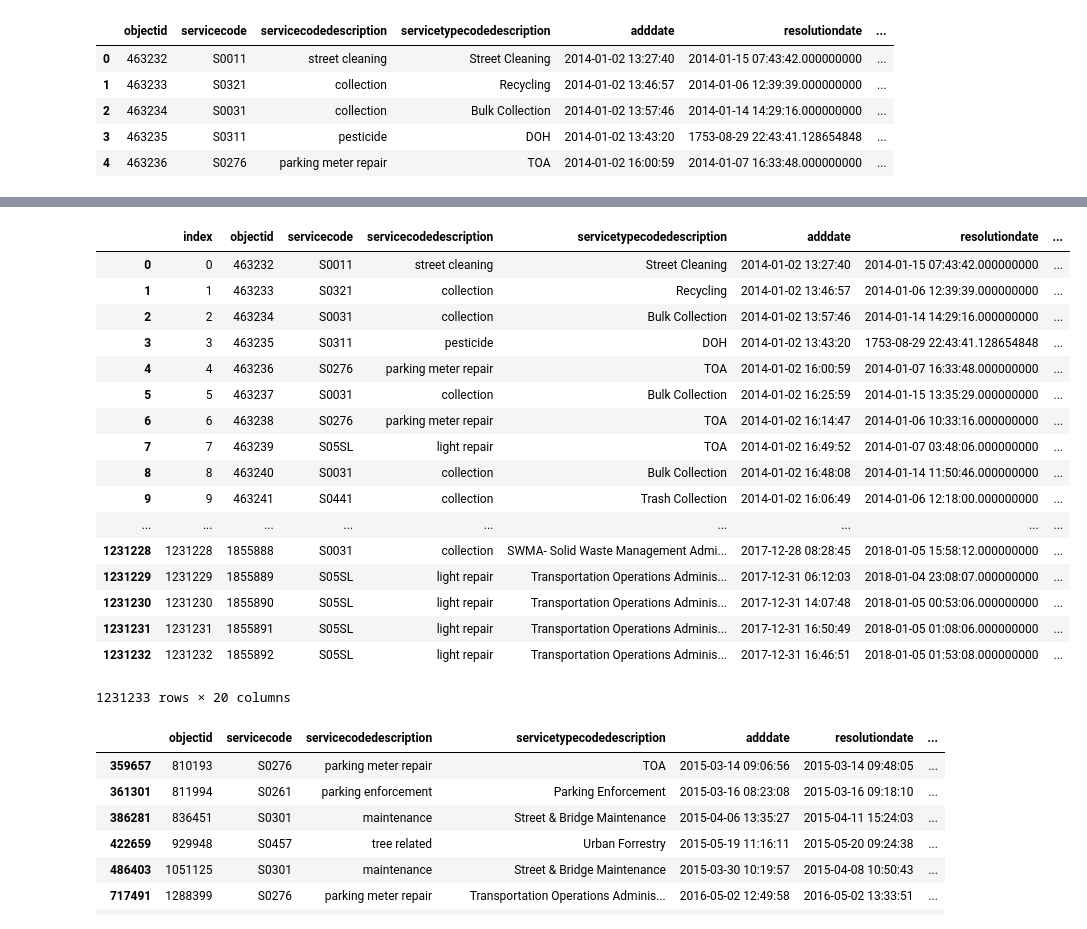
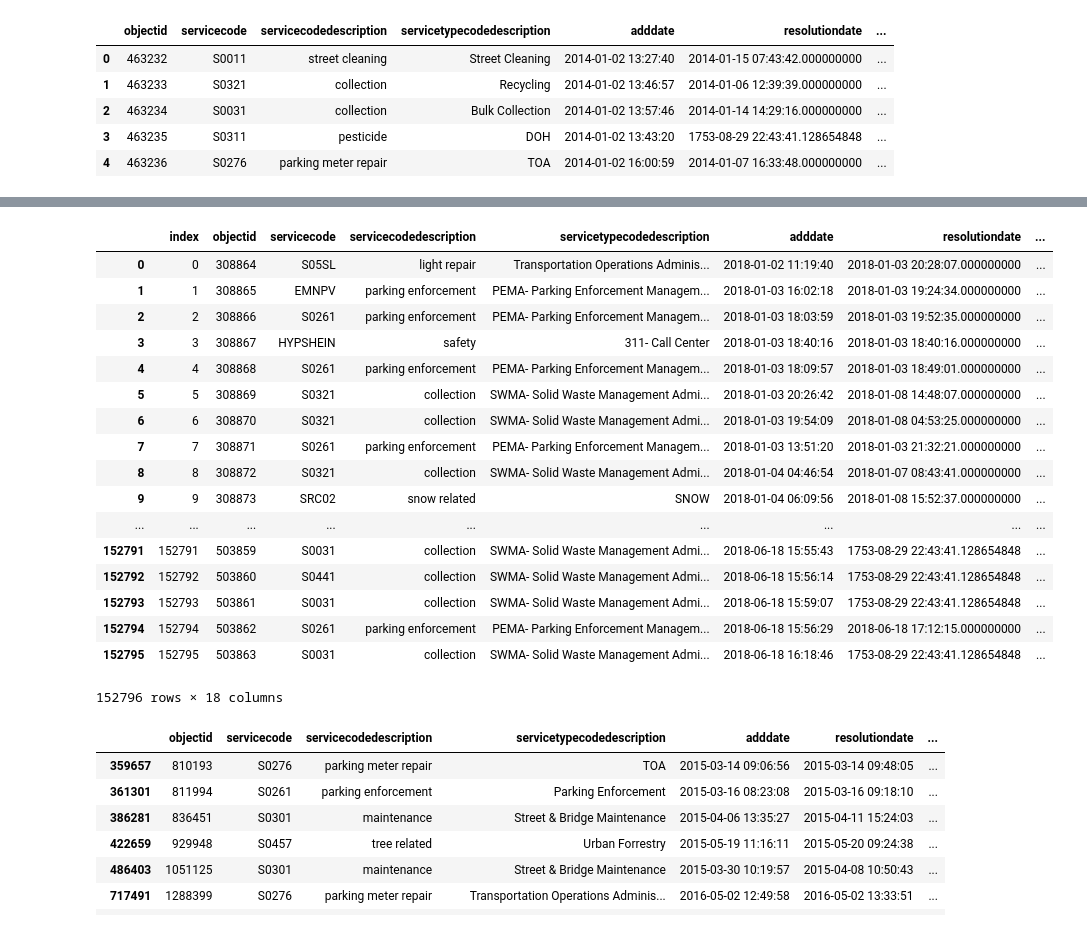
Before and after one commit to haoapple/The_Lab_DC_client_project, a Jupyter notebook: 02.EDA.ipynb, the cells around one changed output, grey strips where cells are left out. Drawn from its saved outputs; the diff is of its cells as text; code cells hidden in the pictures.

Commit message:
EDA to test CSR dataset

```diff
--- a/02.EDA.ipynb
+++ b/02.EDA.ipynb
@@ -469,4 +559,8 @@ csr_train.zipcode.value_counts()
 Name: zipcode, Length: 179, dtype: int64
+# %%
+# As stated above, decided to drop two spacial columns
+csr_train.drop(['ward', 'zipcode'], axis=1, inplace=True)
+csr_test.drop(['ward', 'zipcode'], axis=1, inplace=True)
 # %% [markdown]
 ### Clean servicecode / description
 # %%
@@ -571,8 +687,8 @@ mapping = {
     'vacant lot': 'transportation',
     'traffic safety investigation': 'safety',
     'utility repair investigation': 'maintenance',
-    'abandoned bicycle': 'bicycle',
-    'bicycle issues': 'bicycle',
+    'abandoned bicycle': 'bicycle related',
+    'bicycle issues': 'bicycle related',
     'curb and gutter repair': 'maintenance',
     'dc government information': 'dc gov',
     'leaf season collection': 'collection',
@@ -686,7 +802,17 @@ mapping = {
     'homeless services - hypothermia/cold/winter - transport to shelter': 'safety',
     'emergency - heating and cooling': 'maintenance',
     'signs - conflicting': 'signs',
-    'survey sr type': 'dc gov'
+    'survey sr type': 'dc gov',
+    'roadway repair': 'maintenance',
+    'snow sidewalk shoveling enforcement exemption': 'snow related',
+    'utility repair issue': 'maintenance',
+    'bicycle services': 'bicycle related',
+    'snow/ice removal (roadways and bridge walkways only)': 'snow related',
+    'signed street sweeping missed': 'maintenance',
+    'doee - foam ban / food container requirements': 'safety',
+    'snow other (snow vehicle / property damage)': 'snow related',
+    'doee - bag law tips': 'maintenance',
+    'eviction': 'safety'
 }
 # %%
 csr_train['servicecodedescription'] = csr_train['servicecodedescription'].map(mapping)
@@ -713,2 +839,5 @@ bicycle                   5052
 dc gov                    3630
 Name: servicecodedescription, dtype: int64
+# %%
+csr_test['servicecodedescription'] = csr_test['servicecodedescription'].map(mapping)
+csr_test['servicecodedescription'].value_counts()
@@ -789,3 +938,14 @@ csr_train.head()
 | 2 | 463234 | S0031 | collection | Bulk Collection | 2014-01-02 13:57:46 | 2014-01-14 14:29:16.000000000 | ... |
 | 3 | 463235 | S0311 | pesticide | DOH | 2014-01-02 13:43:20 | 1753-08-29 22:43:41.128654848 | ... |
 | 4 | 463236 | S0276 | parking meter repair | TOA | 2014-01-02 16:00:59 | 2014-01-07 16:33:48.000000000 | ... |
+# %%
+geometry = [Point(xy) for xy in zip(csr_test['longitude'], csr_test['latitude'])]
+crs = {'init': 'epsg:4326'}
+gdf = gpd.GeoDataFrame(csr_test, geometry=geometry, crs=crs)
+
+psa = gpd.read_file('./assets/Police_Service_Areas.geojson')
+
+psa = psa[['PSA','geometry']]
+
+csr_test = gpd.sjoin(gdf, psa, how='left', op='within')
+csr_test.reset_index()
@@ -792,24 +971,25 @@ csr_train.head()
 # %%
 csr_train.reset_index()
+csr_test.reset_index()
 # %% [output]
 |  | index | objectid | servicecode | servicecodedescription | servicetypecodedescription | adddate | resolutiondate | ... |
-| 0 | 0 | 463232 | S0011 | street cleaning | Street Cleaning | 2014-01-02 13:27:40 | 2014-01-15 07:43:42.000000000 | ... |
-| 1 | 1 | 463233 | S0321 | collection | Recycling | 2014-01-02 13:46:57 | 2014-01-06 12:39:39.000000000 | ... |
-| 2 | 2 | 463234 | S0031 | collection | Bulk Collection | 2014-01-02 13:57:46 | 2014-01-14 14:29:16.000000000 | ... |
-| 3 | 3 | 463235 | S0311 | pesticide | DOH | 2014-01-02 13:43:20 | 1753-08-29 22:43:41.128654848 | ... |
-| 4 | 4 | 463236 | S0276 | parking meter repair | TOA | 2014-01-02 16:00:59 | 2014-01-07 16:33:48.000000000 | ... |
-| 5 | 5 | 463237 | S0031 | collection | Bulk Collection | 2014-01-02 16:25:59 | 2014-01-15 13:35:29.000000000 | ... |
-| 6 | 6 | 463238 | S0276 | parking meter repair | TOA | 2014-01-02 16:14:47 | 2014-01-06 10:33:16.000000000 | ... |
-| 7 | 7 | 463239 | S05SL | light repair | TOA | 2014-01-02 16:49:52 | 2014-01-07 03:48:06.000000000 | ... |
-| 8 | 8 | 463240 | S0031 | collection | Bulk Collection | 2014-01-02 16:48:08 | 2014-01-14 11:50:46.000000000 | ... |
-| 9 | 9 | 463241 | S0441 | collection | Trash Collection | 2014-01-02 16:06:49 | 2014-01-06 12:18:00.000000000 | ... |
+| 0 | 0 | 308864 | S05SL | light repair | Transportation Operations Adminis... | 2018-01-02 11:19:40 | 2018-01-03 20:28:07.000000000 | ... |
+| 1 | 1 | 308865 | EMNPV | parking enforcement | PEMA- Parking Enforcement Managem... | 2018-01-03 16:02:18 | 2018-01-03 19:24:34.000000000 | ... |
+| 2 | 2 | 308866 | S0261 | parking enforcement | PEMA- Parking Enforcement Managem... | 2018-01-03 18:03:59 | 2018-01-03 19:52:35.000000000 | ... |
+| 3 | 3 | 308867 | HYPSHEIN | safety | 311- Call Center | 2018-01-03 18:40:16 | 2018-01-03 18:40:16.000000000 | ... |
+| 4 | 4 | 308868 | S0261 | parking enforcement | PEMA- Parking Enforcement Managem... | 2018-01-03 18:09:57 | 2018-01-03 18:49:01.000000000 | ... |
+| 5 | 5 | 308869 | S0321 | collection | SWMA- Solid Waste Management Admi... | 2018-01-03 20:26:42 | 2018-01-08 14:48:07.000000000 | ... |
+| 6 | 6 | 308870 | S0321 | collection | SWMA- Solid Waste Management Admi... | 2018-01-03 19:54:09 | 2018-01-08 04:53:25.000000000 | ... |
+| 7 | 7 | 308871 | S0261 | parking enforcement | PEMA- Parking Enforcement Managem... | 2018-01-03 13:51:20 | 2018-01-03 21:32:21.000000000 | ... |
+| 8 | 8 | 308872 | S0321 | collection | SWMA- Solid Waste Management Admi... | 2018-01-04 04:46:54 | 2018-01-07 08:43:41.000000000 | ... |
+| 9 | 9 | 308873 | SRC02 | snow related | SNOW | 2018-01-04 06:09:56 | 2018-01-08 15:52:37.000000000 | ... |
 | ... | ... | ... | ... | ... | ... | ... | ... | ... |
-| 1231228 | 1231228 | 1855888 | S0031 | collection | SWMA- Solid Waste Management Admi... | 2017-12-28 08:28:45 | 2018-01-05 15:58:12.000000000 | ... |
-| 1231229 | 1231229 | 1855889 | S05SL | light repair | Transportation Operations Adminis... | 2017-12-31 06:12:03 | 2018-01-04 23:08:07.000000000 | ... |
-| 1231230 | 1231230 | 1855890 | S05SL | light repair | Transportation Operations Adminis... | 2017-12-31 14:07:48 | 2018-01-05 00:53:06.000000000 | ... |
-| 1231231 | 1231231 | 1855891 | S05SL | light repair | Transportation Operations Adminis... | 2017-12-31 16:50:49 | 2018-01-05 01:08:06.000000000 | ... |
-| 1231232 | 1231232 | 1855892 | S05SL | light repair | Transportation Operations Adminis... | 2017-12-31 16:46:51 | 2018-01-05 01:53:08.000000000 | ... |
+| 152791 | 152791 | 503859 | S0031 | collection | SWMA- Solid Waste Management Admi... | 2018-06-18 15:55:43 | 1753-08-29 22:43:41.128654848 | ... |
+| 152792 | 152792 | 503860 | S0441 | collection | SWMA- Solid Waste Management Admi... | 2018-06-18 15:56:14 | 1753-08-29 22:43:41.128654848 | ... |
+| 152793 | 152793 | 503861 | S0031 | collection | SWMA- Solid Waste Management Admi... | 2018-06-18 15:59:07 | 1753-08-29 22:43:41.128654848 | ... |
+| 152794 | 152794 | 503862 | S0261 | parking enforcement | PEMA- Parking Enforcement Managem... | 2018-06-18 15:56:29 | 2018-06-18 17:12:15.000000000 | ... |
+| 152795 | 152795 | 503863 | S0031 | collection | SWMA- Solid Waste Management Admi... | 2018-06-18 16:18:46 | 1753-08-29 22:43:41.128654848 | ... |
-1231233 rows × 20 columns
+152796 rows × 18 columns
 # %%
 # By examining 11 null PSA data points, it is all location Maryland side of the state boarder.
 # Therefore, it has no PSA assignment and we decided to drop values.
```
Also changed, not shown: parts of 41 cells of this notebook.
